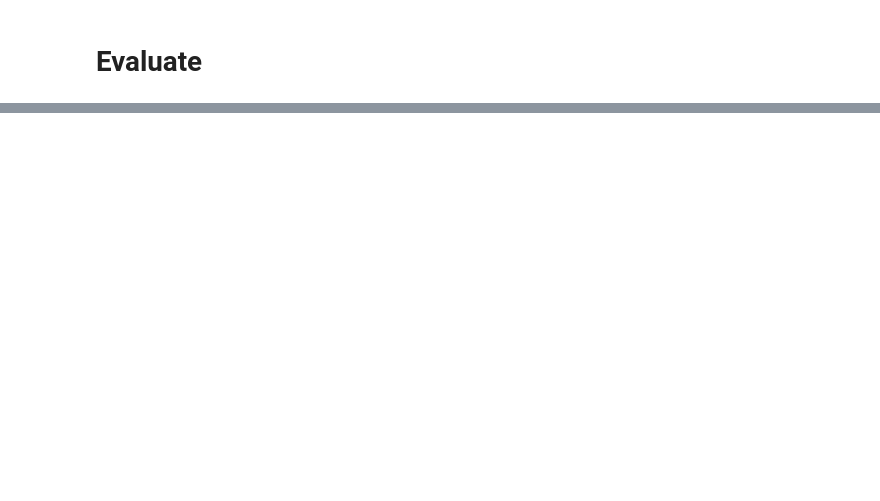
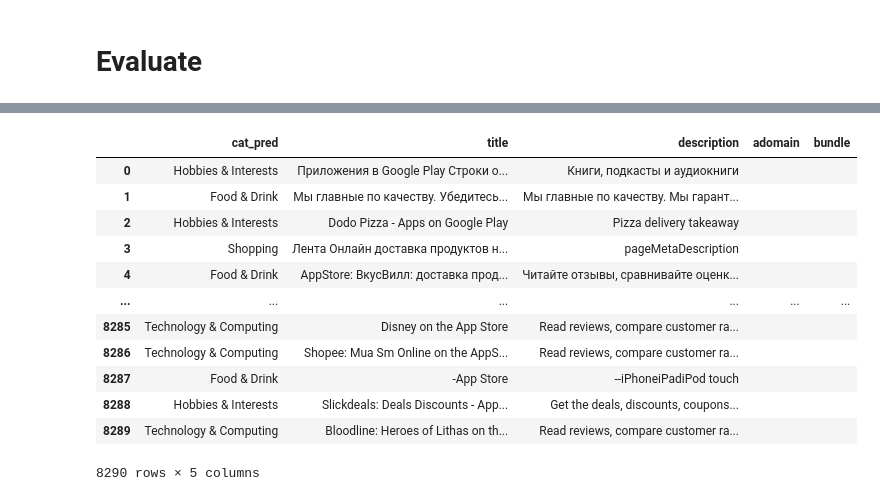
Before and after one commit to Dandarian/ad-creatives-classification-production, a Jupyter notebook: notebooks/02_Evaluate.ipynb, the cells around one changed output, grey strips where cells are left out. Cells and saved outputs as stored; diff of their text form; code cells hidden in the pictures; blank space fills up the shorter version.

```diff
--- a/notebooks/02_Evaluate.ipynb
+++ b/notebooks/02_Evaluate.ipynb
@@ -258,0 +279,44 @@ data_eval_num[:4]
+# %%
+def get_df_predict_origin(df_predict: pd.DataFrame,
+                          df_origin: pd.DataFrame,
+                          drop_columns: list,
+                          rename_columns: dict) -> pd.DataFrame:
+    """
+    Соединяет в один датафрейм предсказанные категории и изначальные
+    :param df_predict: датафрейм с признаками и предсказанными значениями целевой
+        переменной -- категории
+    :param df_origin: датафрейм с признаками и изначальными значениями категории
+    :param drop_columns: колонки для удаления
+    :param rename_columns: колонки для переименования
+    :return: датафрейм с признаками и предсказанными и изначальными значениями категории
+    """
+    df_origin = df_origin.reset_index(drop=True)
+    # Соединяем только одну колонку cat_pred со всем датасетом df_origin
+    df = pd.concat([df_predict[target_column_pred],
+                    df_origin],
+                   axis=1)
+    # Удаляем ненужные и переименовываем столбцы
+    df.drop(drop_columns, axis=1, inplace=True, errors='ignore')
+    df.rename(rename_columns, axis=1, inplace=True, errors='ignore')
+
+    return df
+# %%
+data_eval_predict_origin = get_df_predict_origin(data_eval_num,
+                                                 data_eval_origin,
+                                                 preproc['drop_columns'],
+                                                 preproc['rename_columns'])
+data_eval_predict_origin
+# %% [output]
+|  | cat_pred | title | description | adomain | bundle |
+| 0 | Hobbies & Interests | Приложения в Google Play Строки о... | Книги, подкасты и аудиокниги |  |  |
+| 1 | Food & Drink | Мы главные по качеству. Убедитесь... | Мы главные по качеству. Мы гарант... |  |  |
+| 2 | Hobbies & Interests | Dodo Pizza - Apps on Google Play | Pizza delivery takeaway |  |  |
+| 3 | Shopping | Лента Онлайн доставка продуктов н... | pageMetaDescription |  |  |
+| 4 | Food & Drink | AppStore: ВкусВилл: доставка прод... | Читайте отзывы, сравнивайте оценк... |  |  |
+| ... | ... | ... | ... | ... | ... |
+| 8285 | Technology & Computing | Disney on the App Store | Read reviews, compare customer ra... |  |  |
+| 8286 | Technology & Computing | Shopee: Mua Sm Online on the AppS... | Read reviews, compare customer ra... |  |  |
+| 8287 | Food & Drink | -App Store | --iPhoneiPadiPod touch |  |  |
+| 8288 | Hobbies & Interests | Slickdeals: Deals Discounts - App... | Get the deals, discounts, coupons... |  |  |
+| 8289 | Technology & Computing | Bloodline: Heroes of Lithas on th... | Read reviews, compare customer ra... |  |  |
+8290 rows × 5 columns
```
Also changed, not shown: parts of 17 cells of this notebook.
